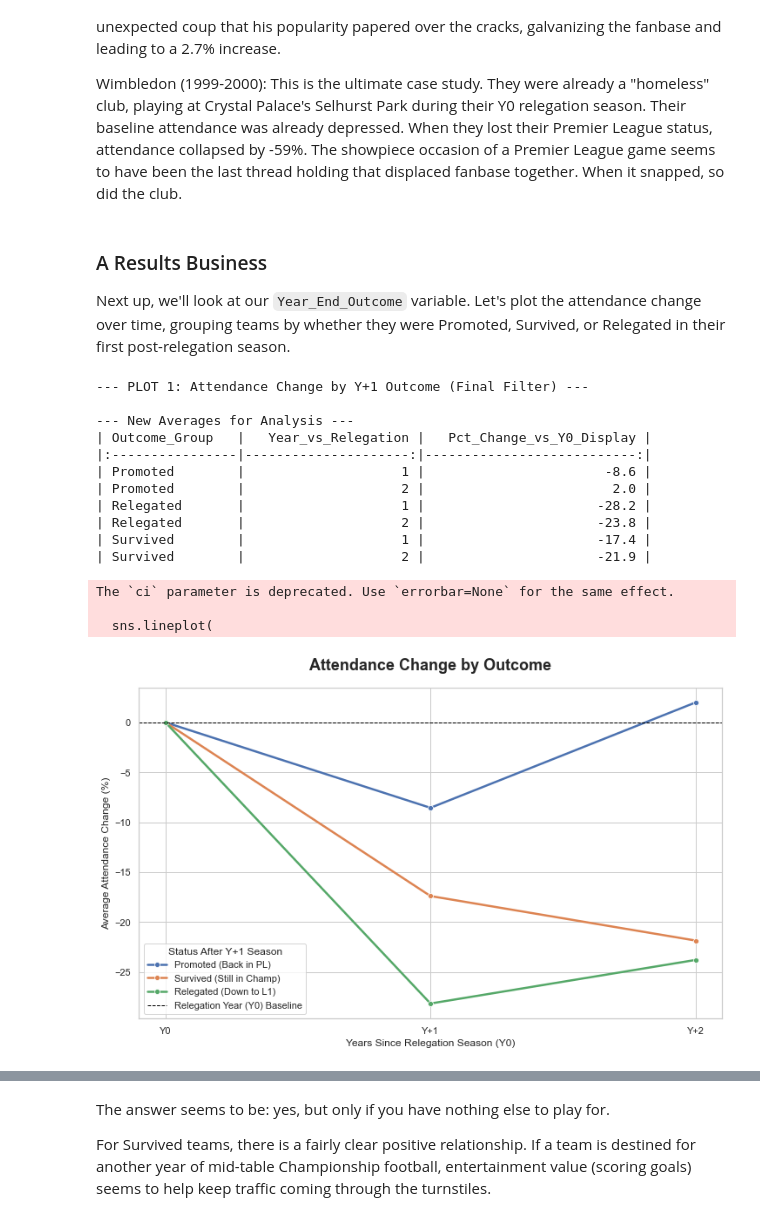
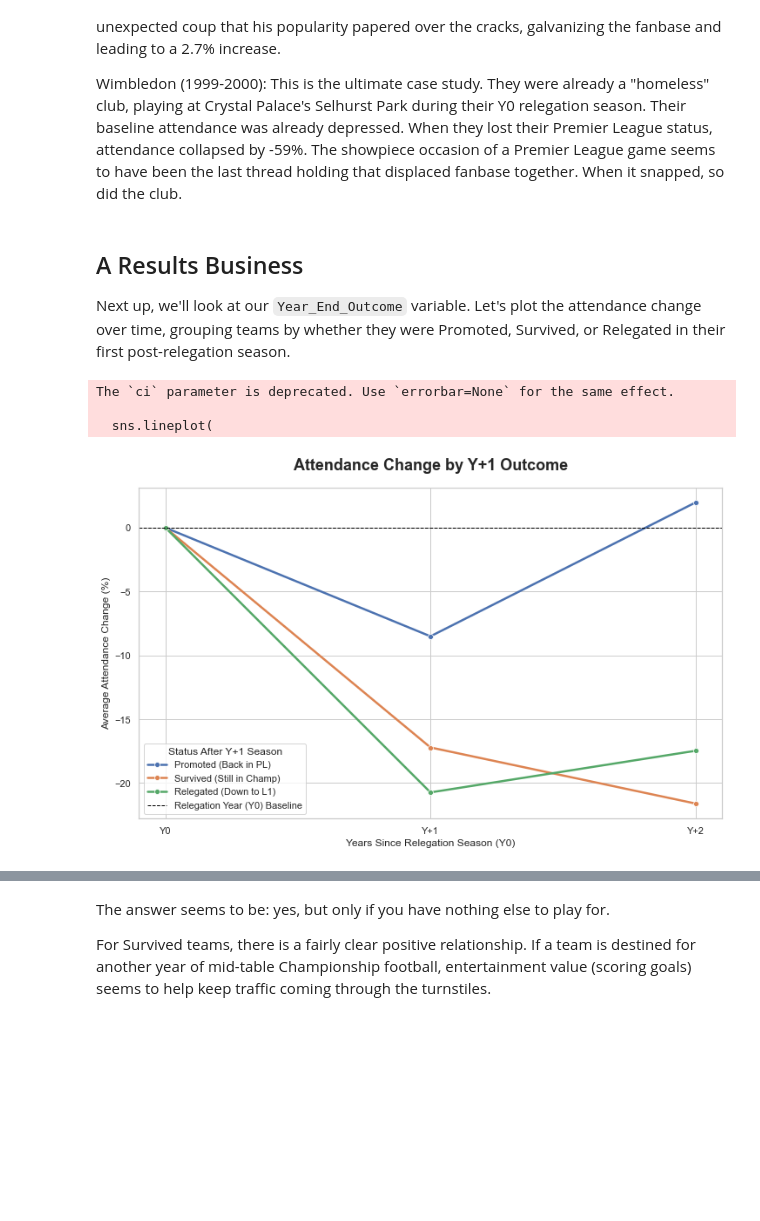
Before and after one commit to diggydigsdata/diggydigsdata.github.io, a Jupyter notebook: posts/post-relegation-attendance/index.ipynb, the cells around one changed output, grey strips where cells are left out. Cells and saved outputs as stored; diff of their text form; code cells hidden in the pictures; blank space fills up the shorter version.

Commit message:
fixed some formatting issues - more to do - and pushing the latest version of my website to the public repo

```diff
--- a/posts/post-relegation-attendance/index.ipynb
+++ b/posts/post-relegation-attendance/index.ipynb
@@ -417,6 +417,25 @@ df_y1_outcome = df_final[
 
 # 5. Merge this outcome group onto the whole plot dataset
 df_plot = pd.merge(df_plot, df_y1_outcome, on='Relegation_Event_ID', how='left')
+
+
+# 5.5: IMPUTE 2024-25 OUTCOMES ---
+# The Y+1 outcome for the 2023-24 cohort is NA. We impute it manually.
+print("Imputing outcomes for 2023-24 cohort...")
+
+# Define our imputations based on likely 2024-25 season-end performance
+impute_map = {
+    'Burnley 2023-24': 'Promoted',
+    'Sheffield United 2023-24': 'Survived', # Assuming playoffs = Survived
+    'Luton Town 2023-24': 'Relegated'
+}
+
+# Apply the imputation
+# This finds rows where Outcome_Group is NA and maps the Event ID to our new value
+df_plot['Outcome_Group'] = df_plot['Outcome_Group'].fillna(
+    df_plot['Relegation_Event_ID'].map(impute_map)
+)
+print("Imputation complete.")
 
 # 6. Convert Pct_Change to a percentage number (e.g., 0.05 -> 5)
 df_plot['Pct_Change_vs_Y0_Display'] = df_plot['Pct_Change_vs_Y0'] * 100
@@ -721,15 +763,13 @@ In 2016-17, a different "vibe" won. Hiring (and keeping) Rafa Benitez was such a
 
 Wimbledon (1999-2000): This is the ultimate case study. They were already a "homeless" club, playing at Crystal Palace's Selhurst Park during their Y0 relegation season. Their baseline attendance was already depressed. When they lost their Premier League status, attendance collapsed by -59%. The showpiece occasion of a Premier League game seems to have been the last thread holding that displaced fanbase together. When it snapped, so did the club.
 # %% [markdown]
-### A Results Business
+## A Results Business
 
 Next up, we'll look at our `Year_End_Outcome` variable. Let's plot the attendance change over time, grouping teams by whether they were Promoted, Survived, or Relegated in their first post-relegation season.
 # %%
 #| output: true
 #| echo: false
 #| fig-cap: "Average attendance change (anomalies removed) relative to the relegation season (Y0), grouped by the team's outcome in their first post-relegation season (Y+1)."
-
-print("\n--- PLOT 1: Attendance Change by Y+1 Outcome (Final Filter) ---")
 
 # We use the pre-filtered 'df_plot_filtered' DataFrame
 # (This was defined in the hidden setup block)
@@ -744,50 +784,40 @@ label_order = [
     'Relegated (Down to L1)'
 ]
 
 # Create the lineplot
 sns.lineplot(
     data=df_plot_filtered[df_plot_filtered['Year_vs_Relegation'].isin([0, 1, 2])],
     x='Year_vs_Relegation',
     y='Pct_Change_vs_Y0_Display',
     hue='Plot_Group_Label',    # <-- USE NEW LABEL COLUMN
     hue_order=label_order,     # <-- USE NEW LABEL ORDER
     marker='o',
     lw=2.5,
     ci=None
 )
 
 plt.axhline(0, color='black', linestyle='--', linewidth=1, label='Relegation Year (Y0) Baseline')
 
 # --- Calculate new numbers for the prose ---
 line_plot_data = df_plot_filtered[df_plot_filtered['Year_vs_Relegation'].isin([1, 2])]
 line_plot_avg = line_plot_data.groupby(['Outcome_Group', 'Year_vs_Relegation'])['Pct_Change_vs_Y0_Display'].mean().reset_index()
-print("\n--- New Averages for Analysis ---")
-print(line_plot_avg.to_markdown(index=False, floatfmt='.1f'))
+line_plot_avg.style.format({
+    'Pct_Change_vs_Y0_Display': '{:.1f}'
+}).hide()
 # --- End calculation ---
 
-plt.title('Attendance Change by Outcome',
+plt.title('Attendance Change by Y+1 Outcome',
           fontsize=18, fontweight='bold', pad=20)
 plt.xlabel('Years Since Relegation Season (Y0)', fontsize=12)
 plt.ylabel('Average Attendance Change (%)', fontsize=12)
 plt.xticks([0, 1, 2], ['Y0', 'Y+1', 'Y+2'])
 plt.legend(title='Status After Y+1 Season')
 plt.show()
 # %% [output]
---- PLOT 1: Attendance Change by Y+1 Outcome (Final Filter) ---
+The `ci` parameter is deprecated. Use `errorbar=None` for the same effect.
 
---- New Averages for Analysis ---
-| Outcome_Group   |   Year_vs_Relegation |   Pct_Change_vs_Y0_Display |
-|:----------------|---------------------:|---------------------------:|
-| Promoted        |                    1 |                       -8.6 |
-| Promoted        |                    2 |                        2.0 |
-| Relegated       |                    1 |                      -28.2 |
-| Relegated       |                    2 |                      -23.8 |
-| Survived        |                    1 |                      -17.4 |
-| Survived        |                    2 |                      -21.9 |
+  sns.lineplot(
-The `ci` parameter is deprecated. Use `errorbar=None` for the same effect.
-
-  sns.lineplot(
-[figure, old version]
+[figure, new version]
 # %% [markdown]
 Irrespective of season outcome, relegated teams *on average* lose fans. And there seems to be a clear correlation between team performance and attendance. Moreover, it does seem that performance affects attendances.
 
```
Also changed, not shown: parts of 14 cells of this notebook, 16 other files.
